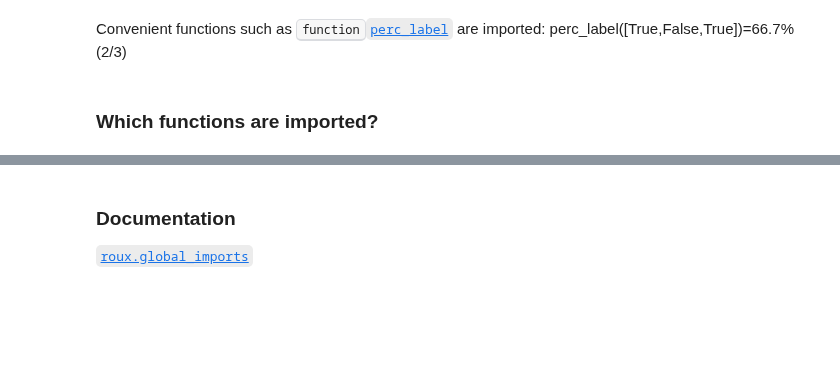
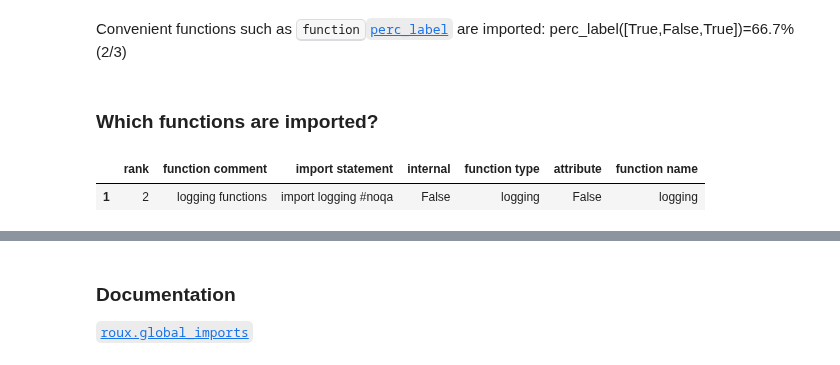
Before and after one commit to rraadd88/roux, a Jupyter notebook: examples/roux_global_imports.ipynb, the cells around one changed output, grey strips where cells are left out. Drawn from its saved outputs; the diff is of its cells as text; code cells hidden in the pictures; blank space fills up the shorter version.

```diff
--- a/examples/roux_global_imports.ipynb
+++ b/examples/roux_global_imports.ipynb
@@ -25,7 +41,11 @@ Convenient functions such as <kbd>function</kbd>[`perc_label`](https://github.co
 # %%
 ## function to obtain the metadata
 from roux.workflow.function import get_global_imports
 df1=get_global_imports()
+df1.head(1)
+# %% [output]
+|  | rank | function comment | import statement | internal | function type | attribute | function name |
+| 1 | 2 | logging functions | import logging #noqa | False | logging | False | logging |
 # %%
 ## counts
 out=df1.log('function name').rd.assert_dense().groupby(['function type','internal'])['function name'].agg([list,'nunique'])
```
Also changed, not shown: parts of 6 cells of this notebook, 7 other files.
